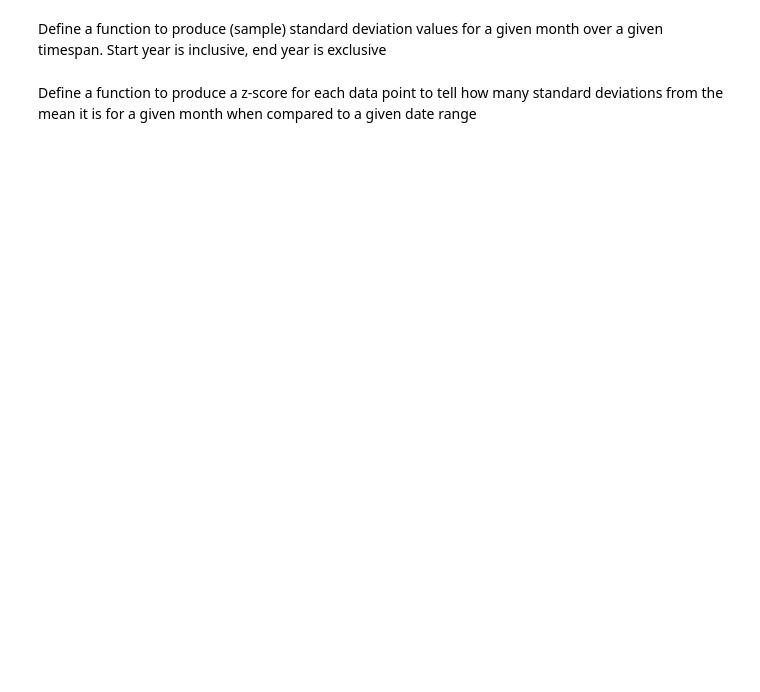
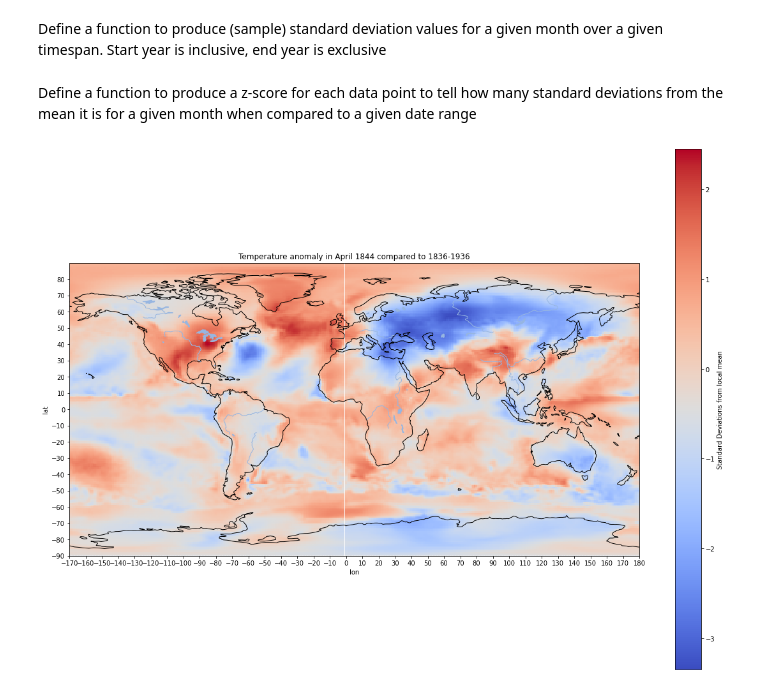
Before and after one commit to bparazin/ESS-Visualization, a Jupyter notebook: Missouri Reanalysis Anomaly Visualization.ipynb, the cells around one changed output. Drawn from its saved outputs; the diff is of its cells as text; code cells hidden in the pictures; blank space fills up the shorter version.

Commit message:
Moved some visualization code over to vis methods and deleted Brynn's code from that doc

```diff
--- a/Missouri Reanalysis Anomaly Visualization.ipynb
+++ b/Missouri Reanalysis Anomaly Visualization.ipynb
@@ -200,3 +127,10 @@ def generate_z_score(data, datakey, month, start_year, end_year, focus_year, has
     z_score["score"] = np.copy(temp)
 
     return z_score
+# %%
+temp_z_score = generate_z_score(temp_data, "air", 4, 1836, 1936, 1844, False)
+
+vis.plot_data(temp_z_score["lon"], temp_z_score["lat"], temp_z_score["score"],
+              "Standard Deviations from local mean", "Temperature anomaly in April 1844 compared to 1836-1936")
+# %% [output]
+[figure, added]
```
Also changed, not shown: parts of 7 cells of this notebook, 2 other files.
